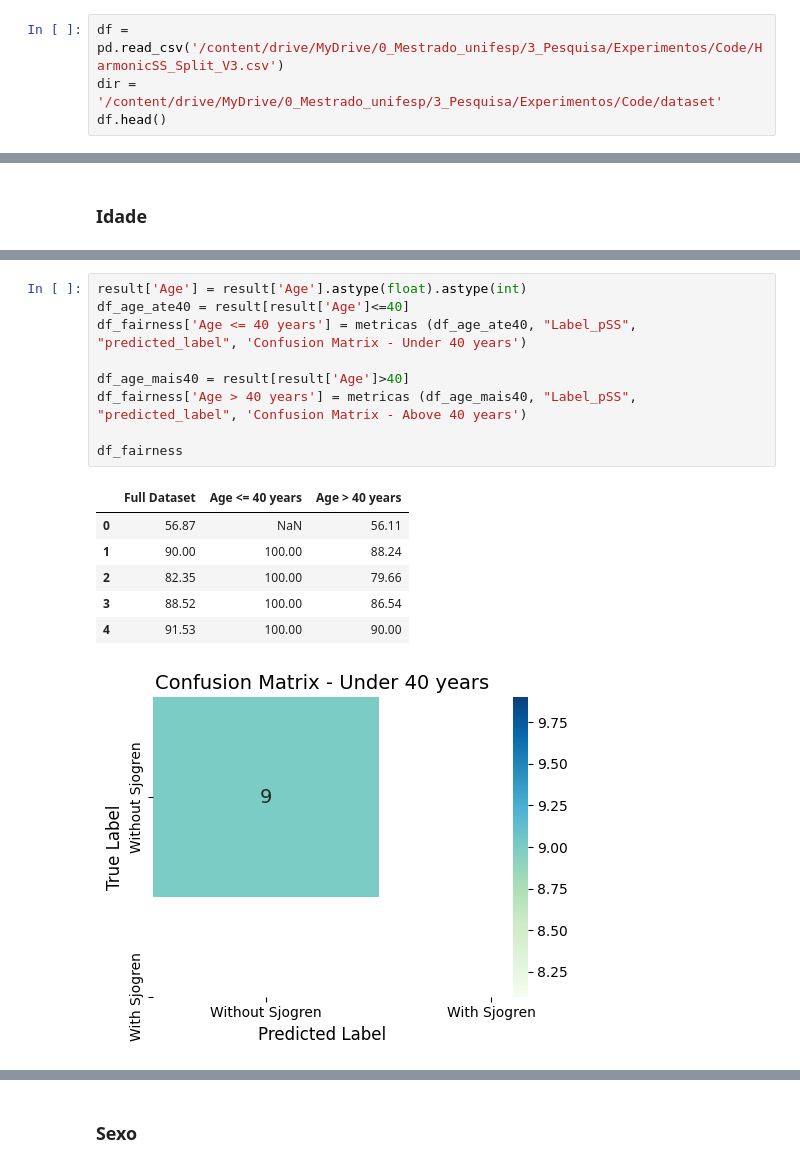
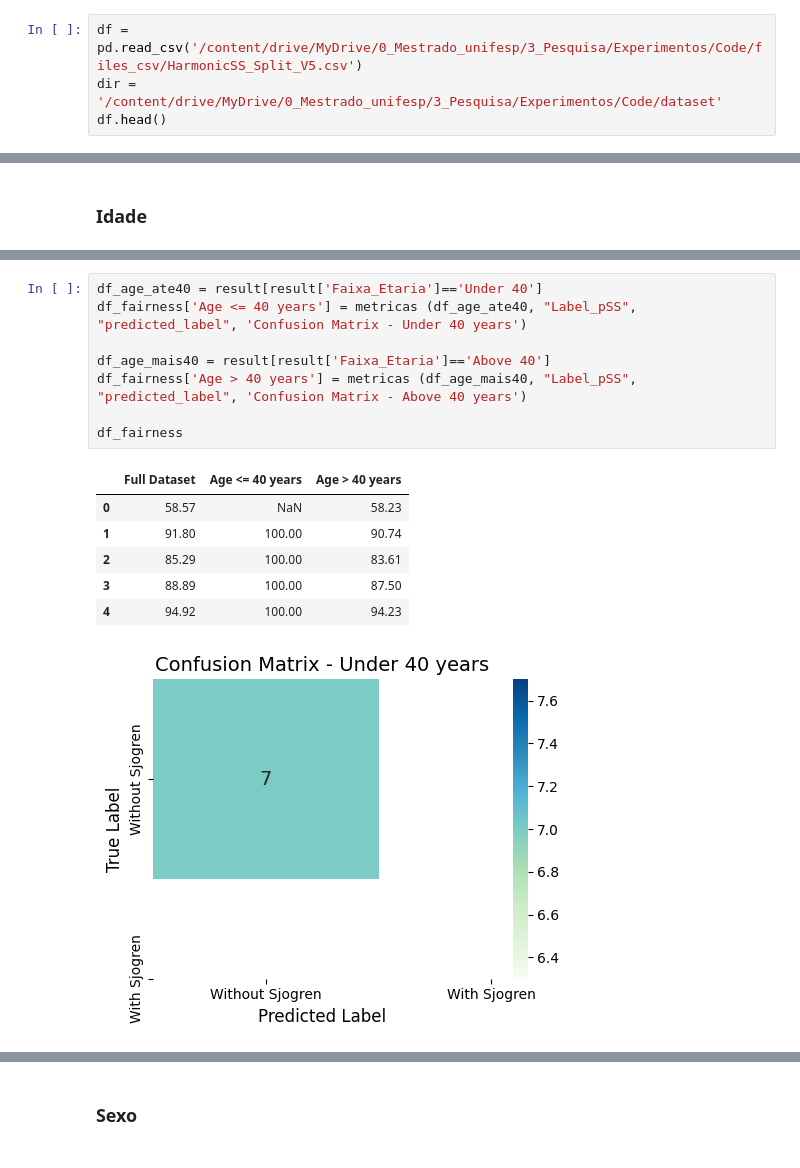
Before and after one commit to BrunaFerreira/Mestrado_UNIFESP, a Jupyter notebook: 3_EfficientNet_TL.ipynb, the cells around one changed output, grey strips where cells are left out. Saved outputs shown, nothing was run; the diff lists cells and outputs as text.

```diff
--- a/3_EfficientNet_TL.ipynb
+++ b/3_EfficientNet_TL.ipynb
@@ -31,7 +33,7 @@ from torch.utils.data import DataLoader
 # %% [markdown]
 ## 2. Leitura dos dados (imagens de glandulas salivares)
 # %%
-df = pd.read_csv('/content/drive/MyDrive/0_Mestrado_unifesp/3_Pesquisa/Experimentos/Code/HarmonicSS_Split_V3.csv')
+df = pd.read_csv('/content/drive/MyDrive/0_Mestrado_unifesp/3_Pesquisa/Experimentos/Code/files_csv/HarmonicSS_Split_V5.csv')
 dir = '/content/drive/MyDrive/0_Mestrado_unifesp/3_Pesquisa/Experimentos/Code/dataset'
 df.head()
 # %% [output]
@@ -271,17 +287,16 @@ df_fairness['Full Dataset'] = metricas (result, "Label_pSS", "predicted_label",
 # %%
-result['Age'] = result['Age'].astype(float).astype(int)
-df_age_ate40 = result[result['Age']<=40]
+df_age_ate40 = result[result['Faixa_Etaria']=='Under 40']
 df_fairness['Age <= 40 years'] = metricas (df_age_ate40, "Label_pSS", "predicted_label", 'Confusion Matrix - Under 40 years')
 
-df_age_mais40 = result[result['Age']>40]
+df_age_mais40 = result[result['Faixa_Etaria']=='Above 40']
 df_fairness['Age > 40 years'] = metricas (df_age_mais40, "Label_pSS", "predicted_label", 'Confusion Matrix - Above 40 years')
 
 df_fairness
 # %% [output]
 |  | Full Dataset | Age <= 40 years | Age > 40 years |
-| 0 | 56.87 | NaN | 56.11 |
-| 1 | 90.00 | 100.00 | 88.24 |
-| 2 | 82.35 | 100.00 | 79.66 |
-| 3 | 88.52 | 100.00 | 86.54 |
-| 4 | 91.53 | 100.00 | 90.00 |
+| 0 | 58.57 | NaN | 58.23 |
+| 1 | 91.80 | 100.00 | 90.74 |
+| 2 | 85.29 | 100.00 | 83.61 |
+| 3 | 88.89 | 100.00 | 87.50 |
+| 4 | 94.92 | 100.00 | 94.23 |
-[figure, old version]
+[figure, new version]
```
Also changed, not shown: parts of 13 cells of this notebook.
